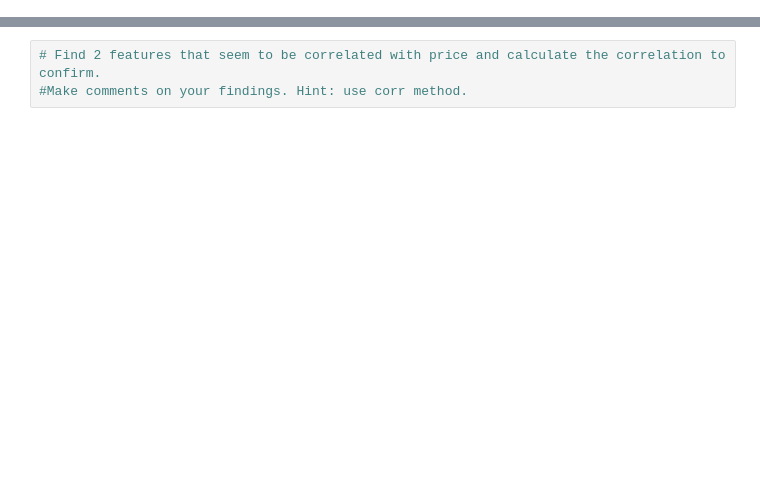
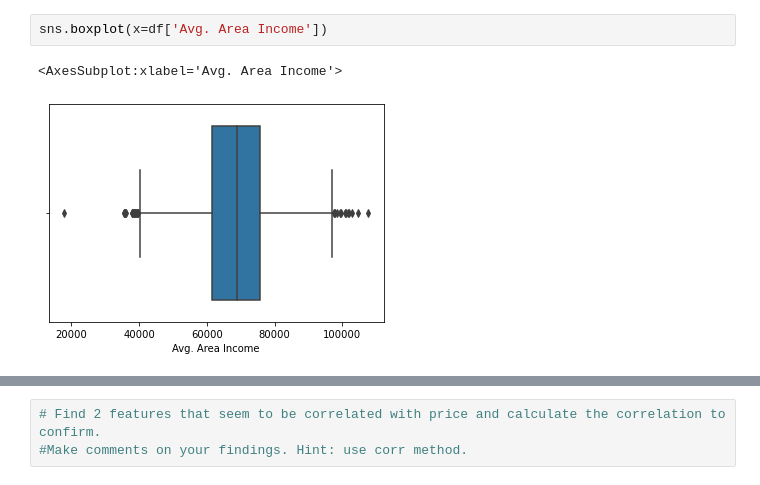
Before and after one commit to mfouquier/5400-Python-DataScience, a Jupyter notebook: Fouquier9.ipynb, the cells around one changed output, grey strips where cells are left out. Cells and saved outputs as stored; diff of their text form; blank space fills up the shorter version.

```diff
--- a/Fouquier9.ipynb
+++ b/Fouquier9.ipynb
@@ -26,0 +107,5 @@
+# %%
+sns.boxplot(x=df['Avg. Area Income'])
+# %% [output]
+<AxesSubplot:xlabel='Avg. Area Income'>
+[figure, added]
```
Also changed, not shown: parts of 27 cells of this notebook, 1 other file.
